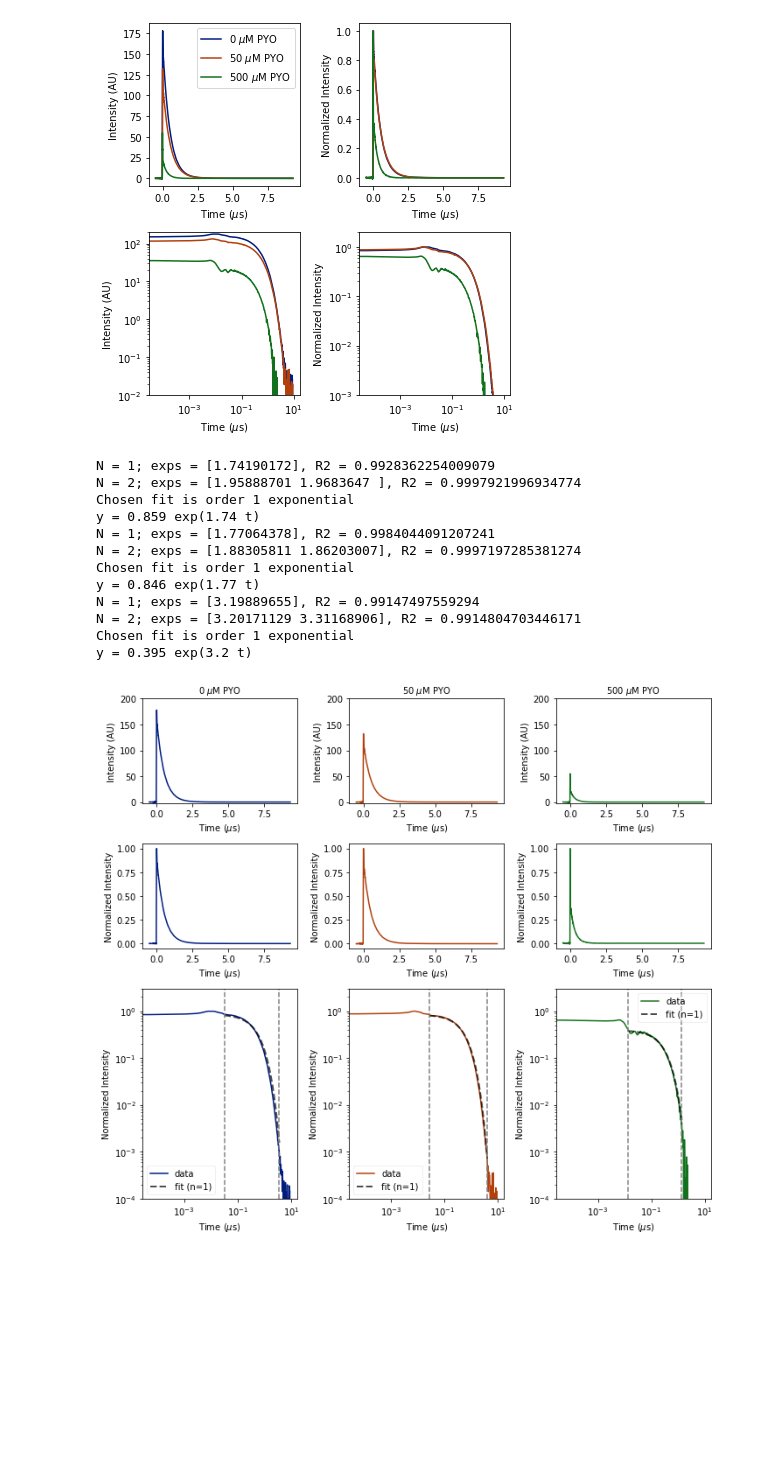
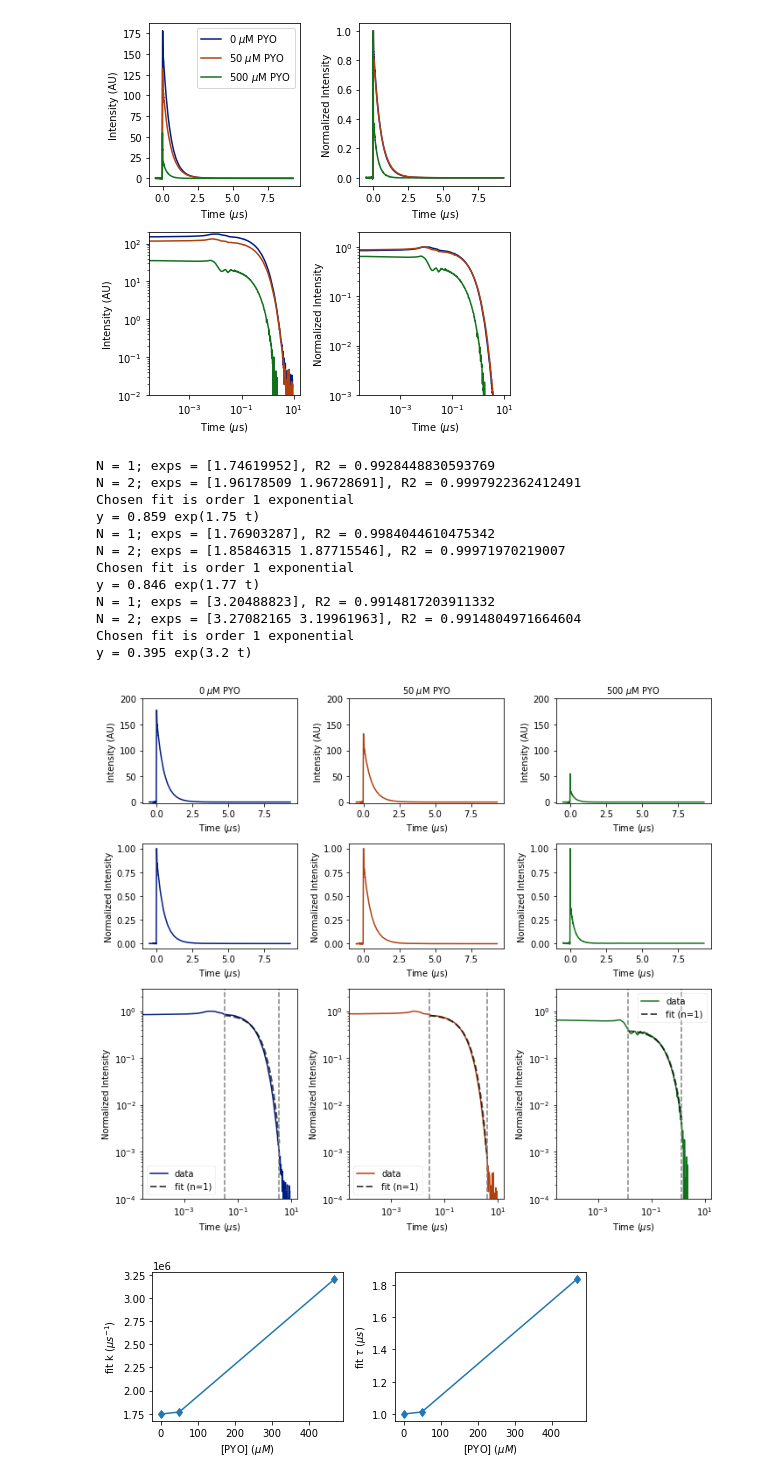
Before and after one commit to flamholz/bilrc_python, a Jupyter notebook: Example.ipynb, the cells around one changed output. Saved outputs shown, nothing was run; the diff lists cells and outputs as text; code cells hidden in the pictures; blank space fills up the shorter version.

Commit message:
add stern volmer plot

```diff
--- a/Example.ipynb
+++ b/Example.ipynb
@@ -175,20 +173,51 @@ for i, (sname, sdata) in enumerate(samples):
     plt.ylim(1e-4, 3)
 
 plt.tight_layout()
-plt.savefig('/Users/flamholz/Desktop/030822_fitting_multi_exp.png', facecolor='w',
-            dpi=600)
 plt.show()
 # %% [output]
-N = 1; exps = [1.74190172], R2 = 0.9928362254009079
-N = 2; exps = [1.95888701 1.9683647 ], R2 = 0.9997921996934774
+N = 1; exps = [1.74619952], R2 = 0.9928448830593769
+N = 2; exps = [1.96178509 1.96728691], R2 = 0.9997922362412491
 Chosen fit is order 1 exponential
-y = 0.859 exp(1.74 t)
-N = 1; exps = [1.77064378], R2 = 0.9984044091207241
-N = 2; exps = [1.88305811 1.86203007], R2 = 0.9997197285381274
+y = 0.859 exp(1.75 t)
+N = 1; exps = [1.76903287], R2 = 0.9984044610475342
+N = 2; exps = [1.85846315 1.87715546], R2 = 0.99971970219007
 Chosen fit is order 1 exponential
 y = 0.846 exp(1.77 t)
-N = 1; exps = [3.19889655], R2 = 0.99147497559294
-N = 2; exps = [3.20171129 3.31168906], R2 = 0.9914804703446171
+N = 1; exps = [3.20488823], R2 = 0.9914817203911332
+N = 2; exps = [3.27082165 3.19961963], R2 = 0.9914804971664604
 Chosen fit is order 1 exponential
 y = 0.395 exp(3.2 t)
 [figure]
+# %%
+# nominal concentrations are not the same as actual concentrations
+# because we need to account for the volume added when adding pyocyanin.
+nominal_concs_um = np.array([0, 50, 500])
+ul_added = np.array([0, 13.3, 133.3])
+starting_volume = 2000
+stock_conc = 7.5e3
+new_vols = ul_added+starting_volume
+actual_concs = stock_conc*ul_added/new_vols
+
+# little k is what we fit, which is the sum of all the microscopic rate
+# constants for excited state decay.
+ks = np.array(fit_exps)
+# k/k0 = tau0/tau since tau = 1/k.
+taus_norm = ks/ks[0]
+
+# Janky Stern-Volmer plot didn't come out so linear, but the fitting
+# procedure has the potential for many artifacts.
+fig, axs = plt.subplots(ncols=2, figsize=(7,3))
+plt.sca(axs[0])
+plt.plot(actual_concs, ks, marker='d')
+plt.xlabel('[PYO] ($\mu M$)')
+plt.ylabel('fit k ($\mu s^{-1}$)')
+
+plt.sca(axs[1])
+plt.plot(actual_concs, taus_norm, marker='d')
+plt.xlabel('[PYO] ($\mu M$)')
+plt.ylabel('fit $\\tau$ ($\mu s$)')
+
+plt.tight_layout()
+plt.show()
+# %% [output]
+[figure, added]
```
Also changed, not shown: parts of 1 cell of this notebook.
